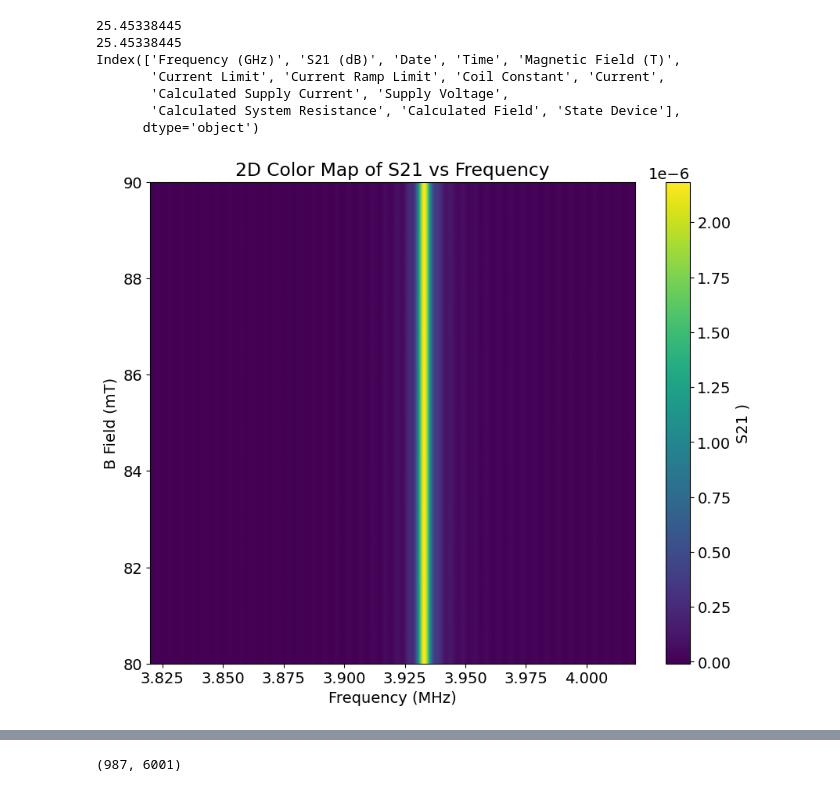
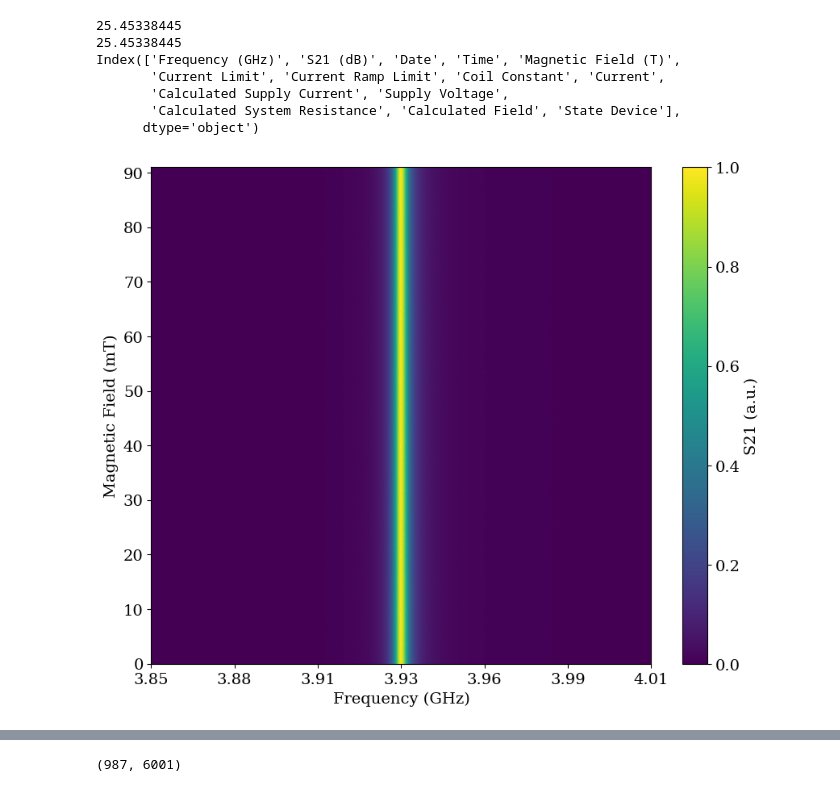
Before and after one commit to fergusayton/sample_coupling_analysis, a Jupyter notebook: 14_02_2025_sc_analysis.ipynb, the cells around one changed output, grey strips where cells are left out. Drawn from its saved outputs; the diff is of its cells as text; code cells hidden in the pictures.

```diff
--- a/14_02_2025_sc_analysis.ipynb
+++ b/14_02_2025_sc_analysis.ipynb
@@ -129,11 +130,15 @@ for file in data_files:
     time_str = int(time_str.replace("-", ""))
     spectra_times.append(time_str)
 
-    data["S21 (dB)"] = mf.convert_dB_2_linear(data["S21 (dB)"])
-    data["S21 (dB)"]=mf.low_pass_band_filter_fft(1000, data["Frequency (GHz)"], data["S21 (dB)"], plot_check=False)
+     #data["S21 (dB)"] = mf.convert_dB_2_linear(data["S21 (dB)"])
+    x_data = np.asarray(data["Frequency (GHz)"])
+    y_data = np.asarray(data["S21 (dB)"])
+    data["S21 (dB)"]=mf.low_pass_band_filter_fft(1000, x_data, y_data, plot_check=False)
 
+    # x_data = data["Frequency (GHz)"]
+    # y_data = data["S21 (dB)"]
     features = mf.calculate_S21_features(data, [3.86, 4.06], to_print=False)
-    features_2 = mf.extract_s21_features( data["Frequency (GHz)"],  data["S21 (dB)"])
+    features_2 = mf.extract_s21_features( x_data,  y_data, db_2_linear=True)
 
     loaded_q.append(features_2.get("Q_tot"))
     resonant_freq.append(features_2.get("f_res"))
@@ -143,7 +148,7 @@ for file in data_files:
     sent_voltage.append(data["Supply Voltage"][0])
     calc_resistance.append(data["Calculated System Resistance"][0])
 
-
+    data["S21 (dB)"] = mf.convert_dB_2_linear(data["S21 (dB)"])
     # loaded_q.append(features.get("Q_loaded"))
     # resonant_freq.append(features.get("f_r"))
     # s21_max.append(features.get("S_21_mag_at_f_r"))
@@ -167,7 +172,7 @@ magnetic_fields = np.array(magnetic_fields)
 resonant_freq = np.array(resonant_freq)
 s21_magnitudes = np.array(s21_magnitudes)
 loaded_q = np.array(loaded_q)
-print(magnetic_fields)
+#print(magnetic_fields)
 assert np.all(magnetic_fields == magnetic_fields[:, [0]]), "Not all values in each row are identical!"
 magnetic_fields = magnetic_fields[:,0]
 magnetic_fields = magnetic_fields*1e3
@@ -206,33 +205,58 @@ Index(['Frequency (GHz)', 'S21 (dB)', 'Date', 'Time', 'Magnetic Field (T)',
       dtype='object')
 # %%
 # Create a 2D color map plot
-plt.figure(figsize=(10, 8))
-plt.pcolormesh(aligned_frequencies, magnetic_fields, s21_magnitudes, shading='auto', cmap='viridis')
-plt.colorbar(label="S21 )")
-plt.xlabel("Frequency (MHz)")
-plt.ylim([80,90])
-plt.ylabel("B Field (mT)")
-plt.title("2D Color Map of S21 vs Frequency")
+mpl.rcParams['font.family'] = 'serif'
+fig, ax = plt.subplots(figsize=(10, 8))
+
+# Convert or normalize signal (you already do this)
+# s21_magnitudes = mf.convert_dB_2_linear(s21_magnitudes)
+s21_magnitudes = mf.normalise_0_1(s21_magnitudes)
+
+# Plot pcolormesh
+pcm = ax.pcolormesh(aligned_frequencies, magnetic_fields, s21_magnitudes, shading='auto', cmap='viridis')
+cbar = fig.colorbar(pcm, ax=ax, label="S21 (a.u.)")
+
+# --- Center frequency axis around average resonance frequency ---
+f_avg = np.average(resonant_freq)
+ax.set_xlim([f_avg - 0.08, f_avg + 0.08])
+
+# Set xticks to include f_avg
+xticks = np.round(np.linspace(f_avg - 0.08, f_avg + 0.08, 7), 6)
+if not np.any(np.isclose(xticks, f_avg, atol=1e-6)):
+    xticks = np.sort(np.append(xticks, f_avg))
+ax.set_xticks(xticks)
+ax.set_xticklabels([f"{tick:.2f}" for tick in xticks])
+
+# Axis labels and ticks
+ax.set_xlabel("Frequency (GHz)")
+ax.set_ylabel("Magnetic Field (mT)")
+ax.set_yticks(np.linspace(0, 90, 10))
+
+# Optional:
+# ax.set_ylim([80,90])
+# ax.set_title("2D Color Map of S21 vs Frequency")
+# ax.legend()
+
 plt.show()
 
+# lower_bound_freq= np.average(resonant_freq)-0.001
+# upper_bound_freq = np.average(resonant_freq)+0.001
+# zoom_mask = (aligned_frequencies >= lower_bound_freq) & (aligned_frequencies <= upper_bound_freq)
+# zoomed_frequencies = aligned_frequencies[zoom_mask]
+# zoomed_s21_magnitudes = s21_magnitudes[:, zoom_mask]
+# lower_bound_b = 40
+# upper_bound_b = 50
+# zoomed_mask_magentic_fields = (magnetic_fields >= lower_bound_b) & (magnetic_fields <= upper_bound_b)
+# zoomed_magnetic_fields = magnetic_fields[zoomed_mask_magentic_fields]
 
-lower_bound_freq= np.average(resonant_freq)-0.001
-upper_bound_freq = np.average(resonant_freq)+0.001
-zoom_mask = (aligned_frequencies >= lower_bound_freq) & (aligned_frequencies <= upper_bound_freq)
-zoomed_frequencies = aligned_frequencies[zoom_mask]
-zoomed_s21_magnitudes = s21_magnitudes[:, zoom_mask]
-lower_bound_b = 40
-upper_bound_b = 50
-zoomed_mask_magentic_fields = (magnetic_fields >= lower_bound_b) & (magnetic_fields <= upper_bound_b)
-zoomed_magnetic_fields = magnetic_fields[zoomed_mask_magentic_fields]
 
-plt.figure(figsize=(10, 8))
-plt.pcolormesh(zoomed_frequencies*1E3,magnetic_fields, zoomed_s21_magnitudes, shading='auto', cmap='viridis')
-#plt.ylim([80,90])
-plt.colorbar(label="S21 Magnitude (dB)")
-plt.xlabel("Frequency (GHz)")
-plt.ylabel("B Field (mT)")
-plt.title("2D Color Map of S21 vs Frequency")
-plt.show()
+# fig, ax = plt.subplots(figsize=(10, 8))
+# pcm = ax.pcolormesh(zoomed_frequencies*1E3, magnetic_fields, zoomed_s21_magnitudes, shading='auto', cmap='viridis')
+# # ax.set_ylim([80,90])
+# fig.colorbar(pcm, ax=ax, label="S21 Magnitude (dB)")
+# ax.set_xlabel("Frequency (GHz)")
+# ax.set_ylabel("Magnetic Field (mT)")
+# # ax.set_title("2D Color Map of S21 vs Frequency")
+# plt.show()
 # %% [output]
-[figure, old version]
+[figure, new version]
```
Also changed, not shown: parts of 7 cells of this notebook, 5 other files.
